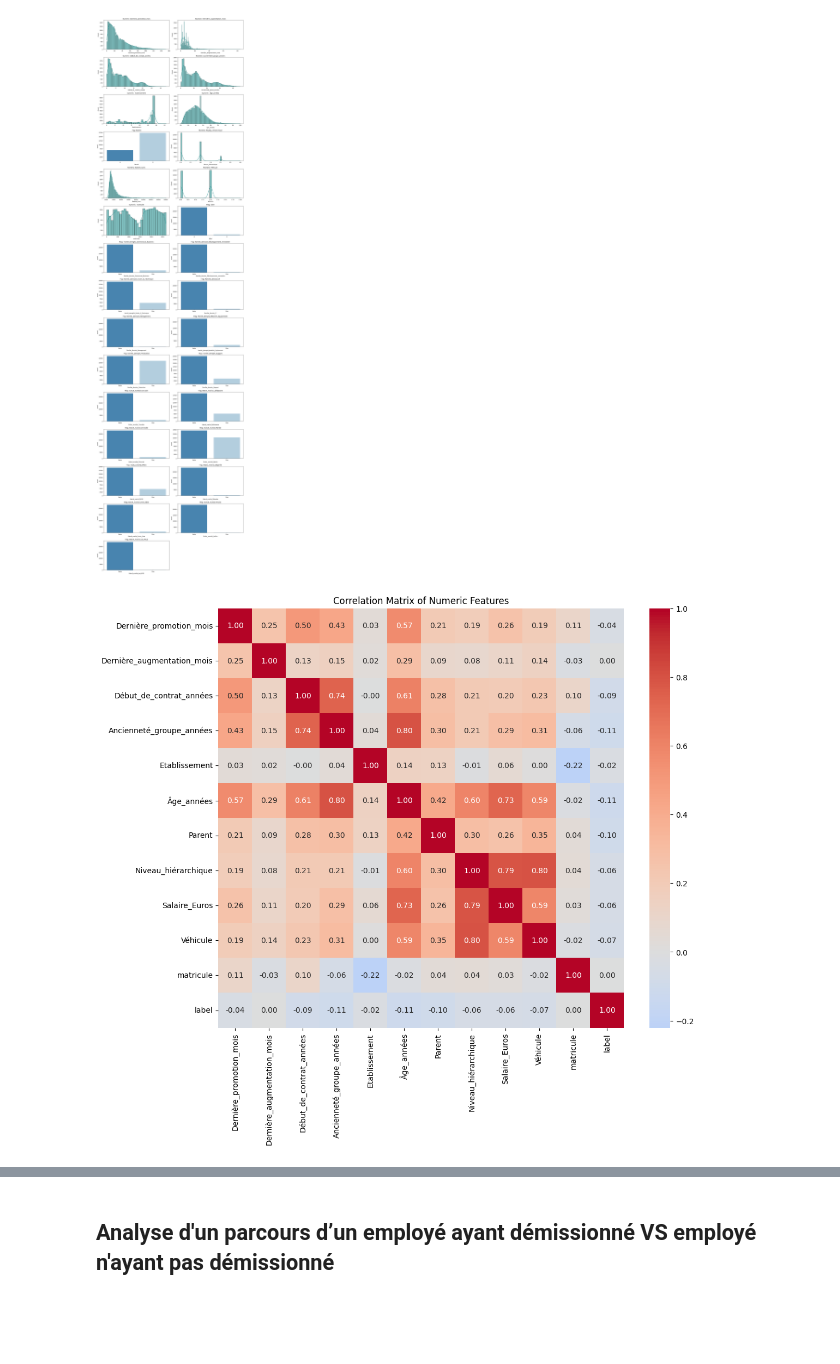
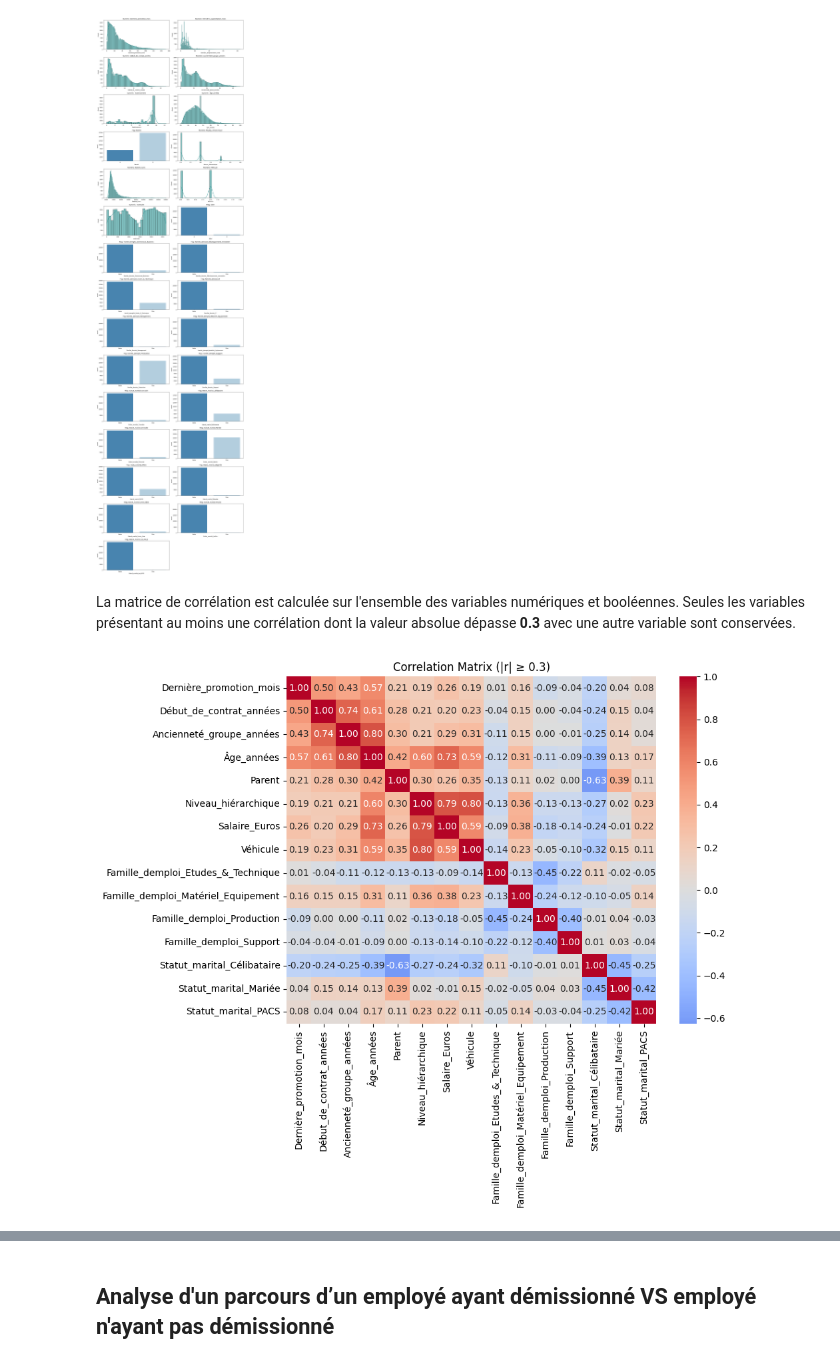
Before and after one commit to cons00000/REXAI_project, a Jupyter notebook: analayse.ipynb, the cells around one changed output, grey strips where cells are left out. Cells and saved outputs as stored; diff of their text form; code cells hidden in the pictures; blank space fills up the shorter version.

Commit message:
modif matrix corr + target corr to include boolean columns, analysis of sensible variables

```diff
--- a/analayse.ipynb
+++ b/analayse.ipynb
@@ -109,10 +109,12 @@ analysis_RH.plot_distributions(['Dernière_promotion_mois', 'Dernière_augmentat
        'Statut_marital_ex_PACS'])
 # %% [output]
 [figure]
+# %% [markdown]
+La matrice de corrélation est calculée sur l'ensemble des variables numériques et booléennes. Seules les variables présentant au moins une corrélation dont la valeur absolue dépasse **0.3** avec une autre variable sont conservées.
 # %%
-analysis_RH.plot_matrix_correlation()
+analysis_RH.plot_matrix_correlation(threshold=0.3)
 # %% [output]
-[figure, old version]
+[figure, new version]
 # %%
 analysis_RH.target_correlation('label')
 # %% [output]
```
Also changed, not shown: parts of 6 cells of this notebook, 1 other file.
